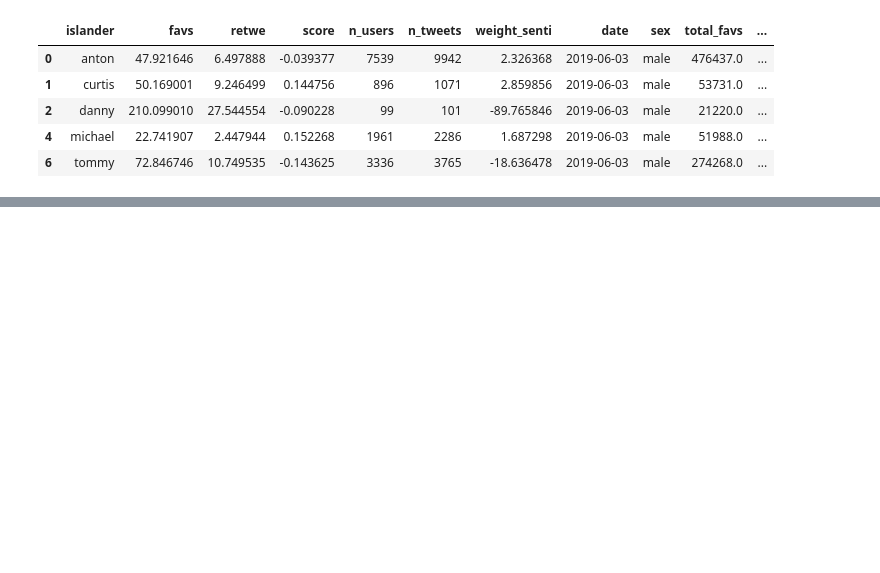
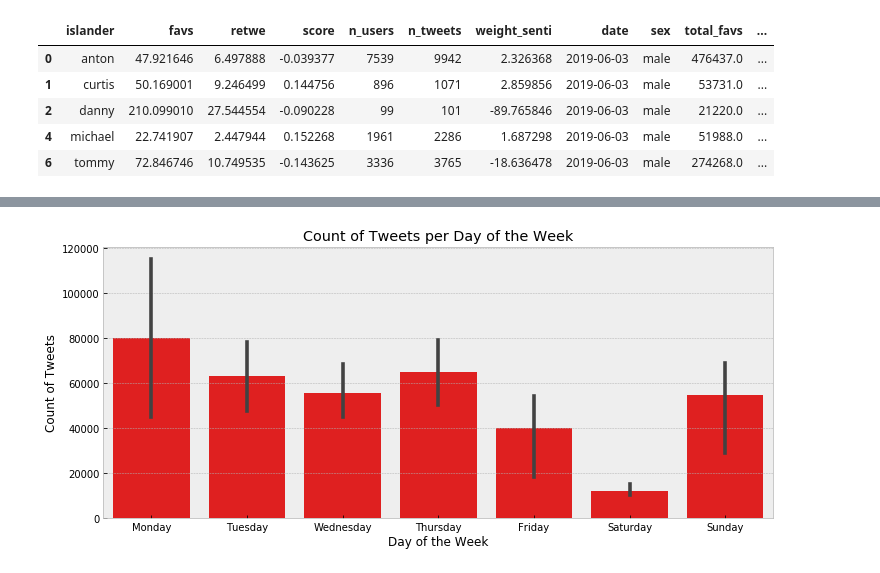
Before and after one commit to watson-sam/loveisland, a Jupyter notebook: notebooks/initial ideas.ipynb, the cells around one changed output, grey strips where cells are left out. Drawn from its saved outputs; the diff is of its cells as text; code cells hidden in the pictures; blank space fills up the shorter version.

```diff
--- a/notebooks/initial ideas.ipynb
+++ b/notebooks/initial ideas.ipynb
@@ -95,0 +165,13 @@ plt.xlim(0,20000);
+# %%
+to_plot = get_daily_counts(df)
+
+fig = plt.figure(figsize=(12, 5))
+ax1 = fig.add_subplot(111)
+
+sns.barplot("dotw", "count", data=to_plot, color="Red", ax=ax1)
+
+plt.xlabel("Day of the Week")
+plt.ylabel("Count of Tweets")
+plt.title("Count of Tweets per Day of the Week");
+# %% [output]
+[figure, added]
```
Also changed, not shown: parts of 13 cells of this notebook, 5 other files.
